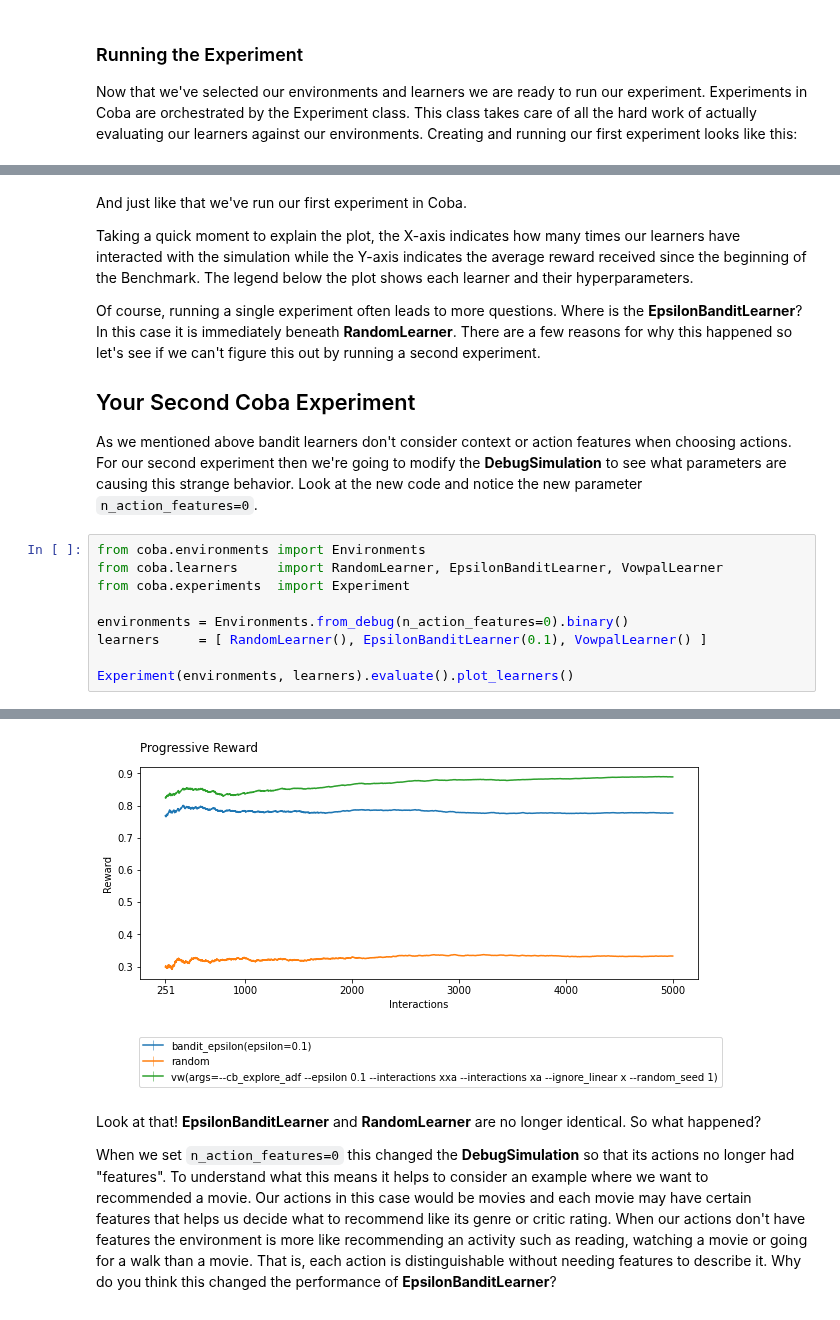
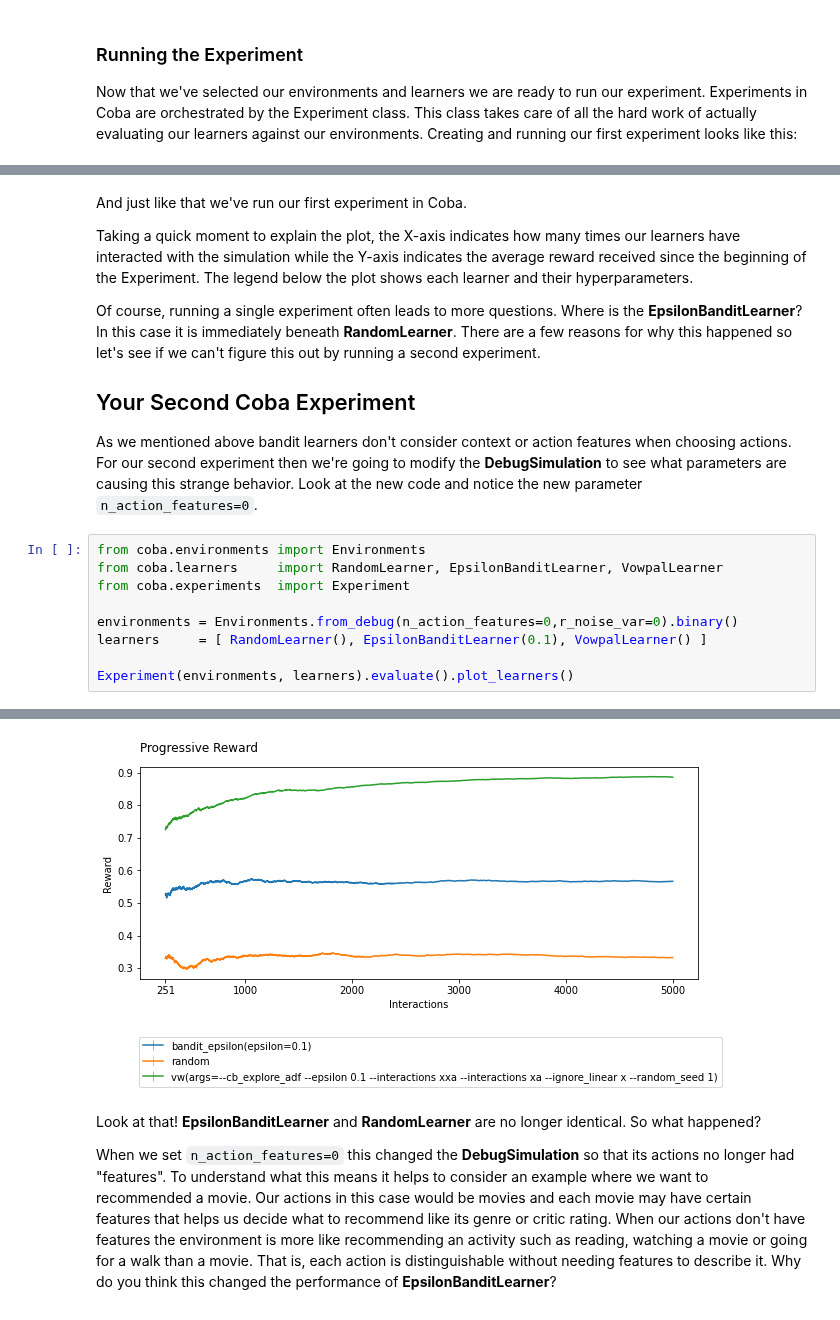
Before and after one commit to VowpalWabbit/coba, a Jupyter notebook: examples/notebooks/First Experiment.ipynb, the cells around one changed output, grey strips where cells are left out. Drawn from its saved outputs; the diff is of its cells as text.

```diff
--- a/examples/notebooks/First Experiment.ipynb
+++ b/examples/notebooks/First Experiment.ipynb
@@ -53,7 +53,7 @@ Experiment(environments, learners).evaluate().plot_learners()
 # %% [markdown]
 And just like that we've run our first experiment in Coba.
 
-Taking a quick moment to explain the plot, the X-axis indicates how many times our learners have interacted with the simulation while the Y-axis indicates the average reward received since the beginning of the Benchmark. The legend below the plot shows each learner and their hyperparameters.
+Taking a quick moment to explain the plot, the X-axis indicates how many times our learners have interacted with the simulation while the Y-axis indicates the average reward received since the beginning of the Experiment. The legend below the plot shows each learner and their hyperparameters.
 
 Of course, running a single experiment often leads to more questions. Where is the **EpsilonBanditLearner**? In this case it is immediately beneath **RandomLearner**. There are a few reasons for why this happened so let's see if we can't figure this out by running a second experiment.
 
@@ -64,7 +64,7 @@ from coba.environments import Environments
 from coba.learners     import RandomLearner, EpsilonBanditLearner, VowpalLearner
 from coba.experiments  import Experiment
 
-environments = Environments.from_debug(n_action_features=0).binary()
+environments = Environments.from_debug(n_action_features=0,r_noise_var=0).binary()
 learners     = [ RandomLearner(), EpsilonBanditLearner(0.1), VowpalLearner() ]
 
 Experiment(environments, learners).evaluate().plot_learners()
@@ -82,4 +82,4 @@ Experiment(environments, learners).evaluate().plot_learners()
-[figure, old version]
+[figure, new version]
 # %% [markdown]
 Look at that! **EpsilonBanditLearner** and **RandomLearner** are no longer identical. So what happened?
 
```
Also changed, not shown: parts of 4 cells of this notebook, 39 other files.
